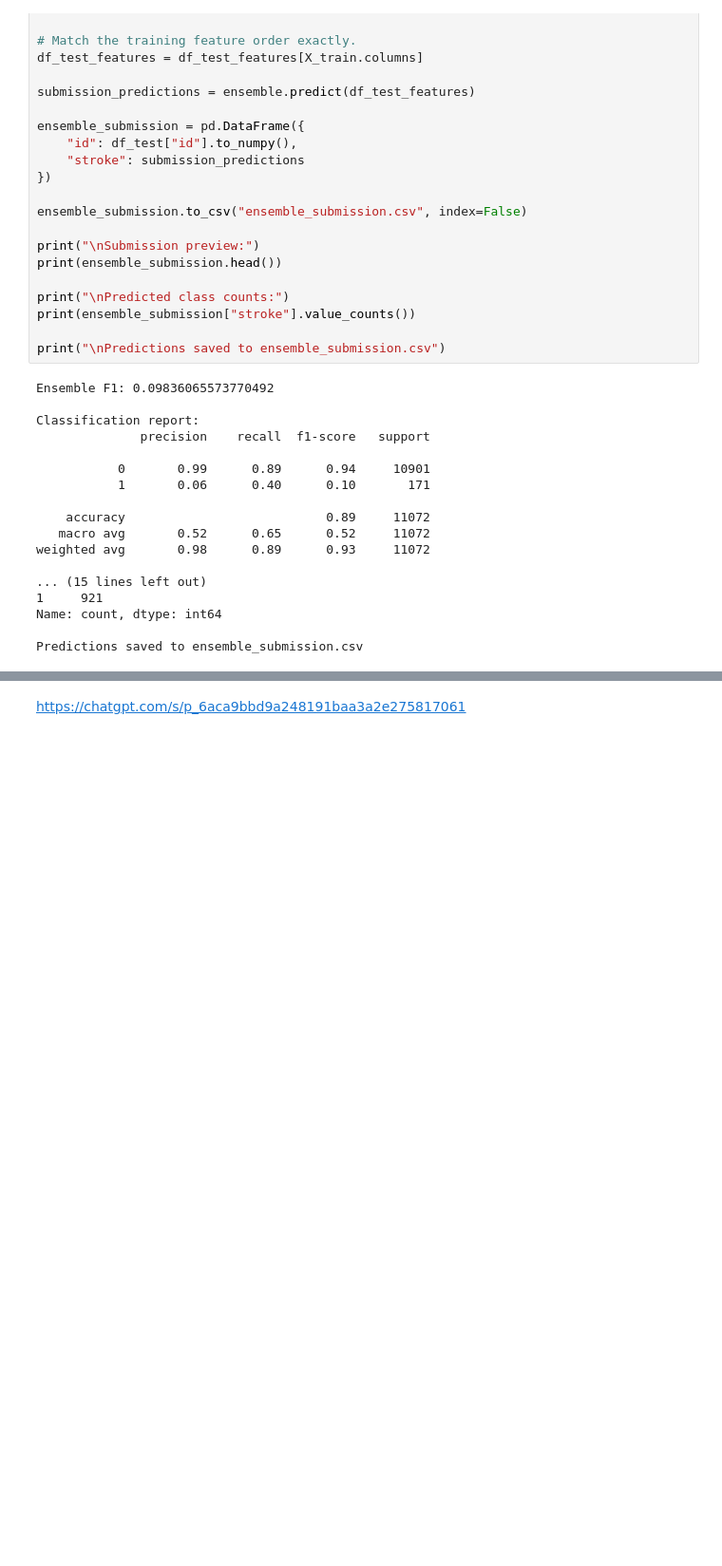
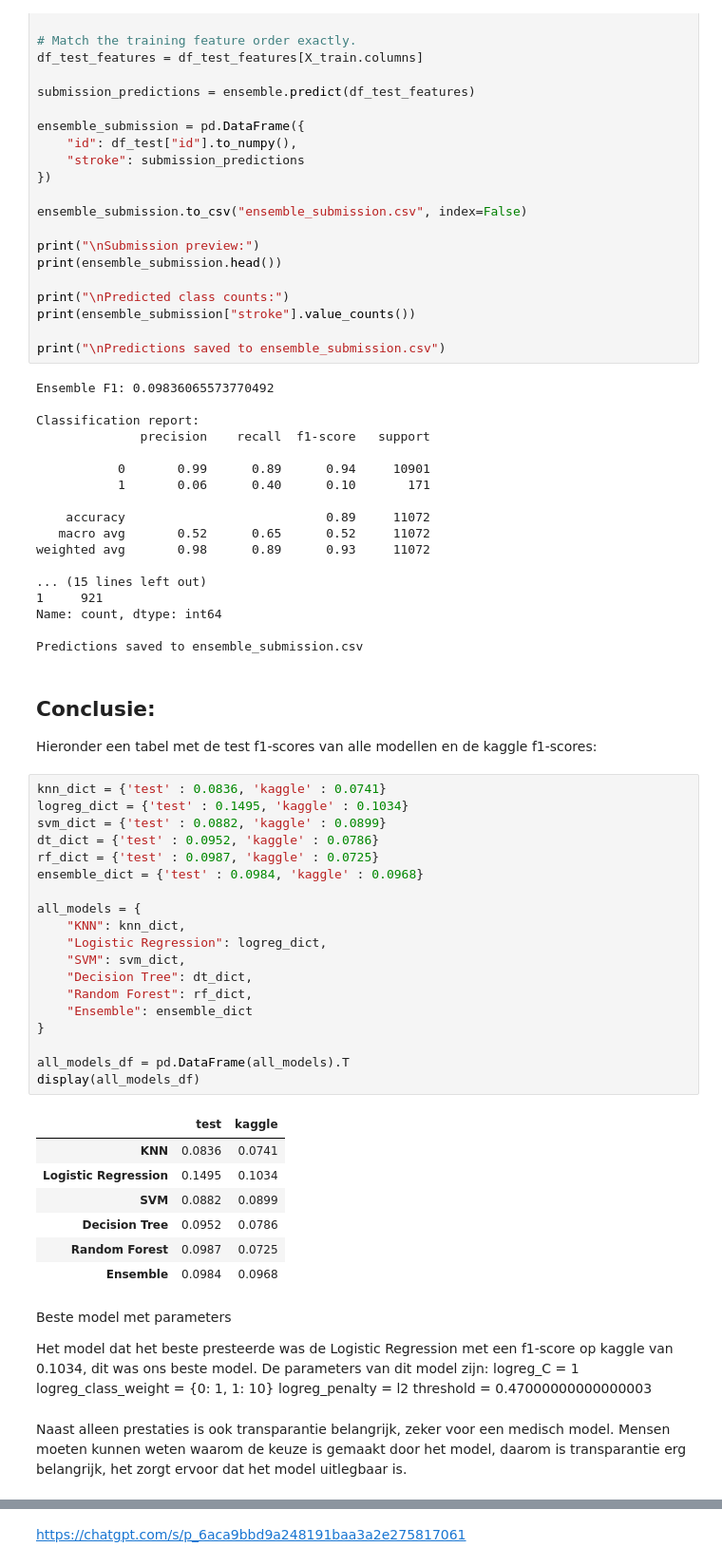
Before and after one commit to Roan-hhs/machine_learning_semester3, a Jupyter notebook: new_portfolio1.ipynb, the cells around one changed output, grey strips where cells are left out. Shown at 95% size. Saved outputs shown, nothing was run; the diff lists cells and outputs as text; blank space fills up the shorter version.

Commit message:
conclusie

```diff
--- a/new_portfolio1.ipynb
+++ b/new_portfolio1.ipynb
@@ -1130,3 +1130,45 @@ weighted avg       0.98      0.89      0.93     11072
 Name: count, dtype: int64
 
 Predictions saved to ensemble_submission.csv
+# %% [markdown]
+## Conclusie:
+
+Hieronder een tabel met de test f1-scores van alle modellen en de kaggle f1-scores:
+# %%
+knn_dict = {'test' : 0.0836, 'kaggle' : 0.0741}
+logreg_dict = {'test' : 0.1495, 'kaggle' : 0.1034}
+svm_dict = {'test' : 0.0882, 'kaggle' : 0.0899}
+dt_dict = {'test' : 0.0952, 'kaggle' : 0.0786}
+rf_dict = {'test' : 0.0987, 'kaggle' : 0.0725}
+ensemble_dict = {'test' : 0.0984, 'kaggle' : 0.0968}
+
+all_models = {
+    "KNN": knn_dict,
+    "Logistic Regression": logreg_dict,
+    "SVM": svm_dict,
+    "Decision Tree": dt_dict,
+    "Random Forest": rf_dict,
+    "Ensemble": ensemble_dict
+}
+
+all_models_df = pd.DataFrame(all_models).T
+display(all_models_df)
+# %% [output]
+|  | test | kaggle |
+| KNN | 0.0836 | 0.0741 |
+| Logistic Regression | 0.1495 | 0.1034 |
+| SVM | 0.0882 | 0.0899 |
+| Decision Tree | 0.0952 | 0.0786 |
+| Random Forest | 0.0987 | 0.0725 |
+| Ensemble | 0.0984 | 0.0968 |
+# %% [markdown]
+Beste model met parameters
+
+Het model dat het beste presteerde was de Logistic Regression met een f1-score op kaggle van 0.1034, dit was ons beste model.
+De parameters van dit model zijn:
+logreg_C = 1
+logreg_class_weight = {0: 1, 1: 10}
+logreg_penalty = l2
+threshold = 0.47000000000000003
+# %% [markdown]
+Naast alleen prestaties is ook transparantie belangrijk, zeker voor een medisch model. Mensen moeten kunnen weten waarom de keuze is gemaakt door het model, daarom is transparantie erg belangrijk, het zorgt ervoor dat het model uitlegbaar is.
```
Also changed, not shown: parts of 1 cell of this notebook.
